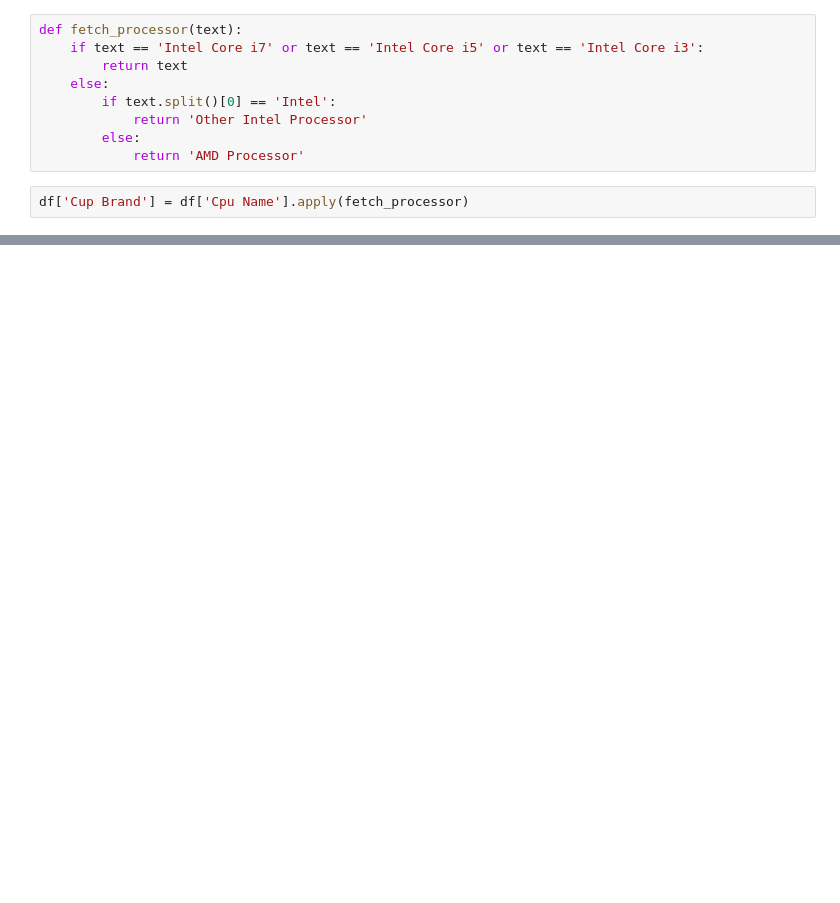
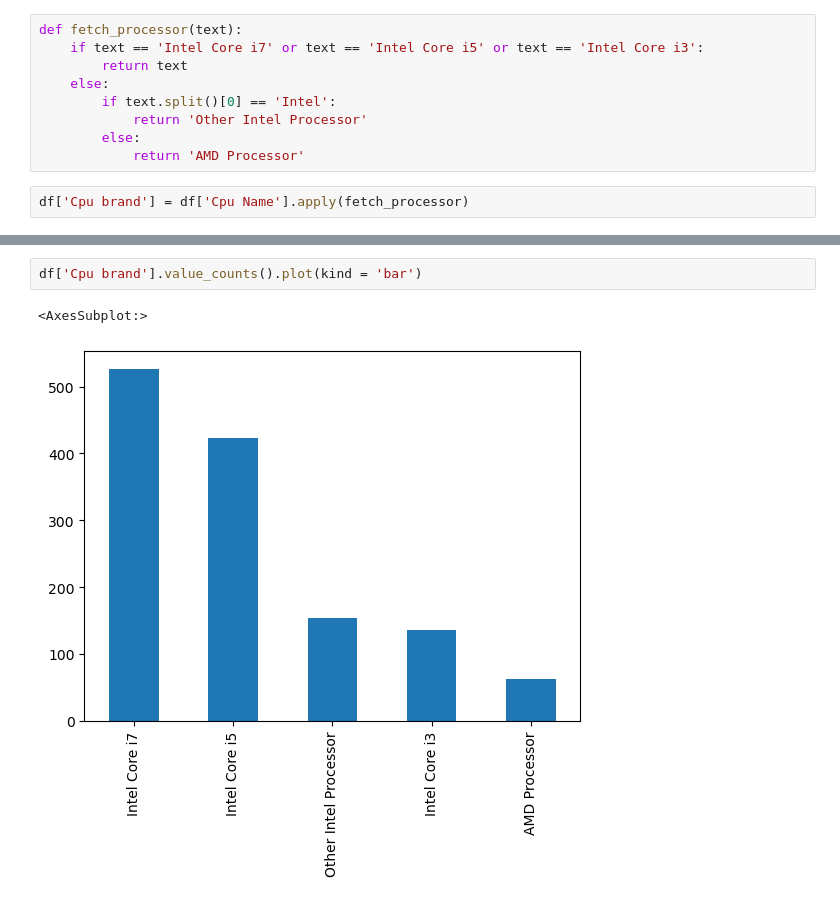
Before and after one commit to ApurbaKumarMajumder/Machine_Learning_Projects, a Jupyter notebook: Laptop_price_Predictor/notebook.ipynb, the cells around one changed output, grey strips where cells are left out. Saved outputs shown, nothing was run; the diff lists cells and outputs as text; blank space fills up the shorter version.

Commit message:
graph of different cpu brands

```diff
--- a/Laptop_price_Predictor/notebook.ipynb
+++ b/Laptop_price_Predictor/notebook.ipynb
@@ -407,7 +407,7 @@ def fetch_processor(text):
         else:
             return 'AMD Processor'
 # %%
-df['Cup Brand'] = df['Cpu Name'].apply(fetch_processor)
+df['Cpu brand'] = df['Cpu Name'].apply(fetch_processor)
 # %%
 df.sample(5)
 # %% [output]
@@ -419,0 +420,5 @@ df.sample(5)
+# %%
+df['Cpu brand'].value_counts().plot(kind = 'bar')
+# %% [output]
+<AxesSubplot:>
+[figure, added]
```
Also changed, not shown: parts of 5 cells of this notebook.
